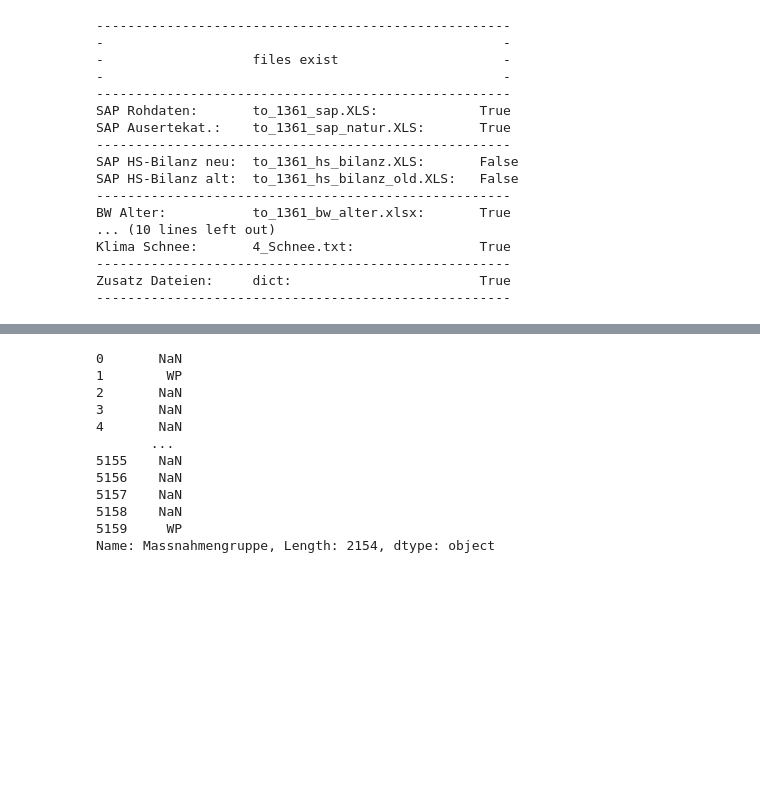
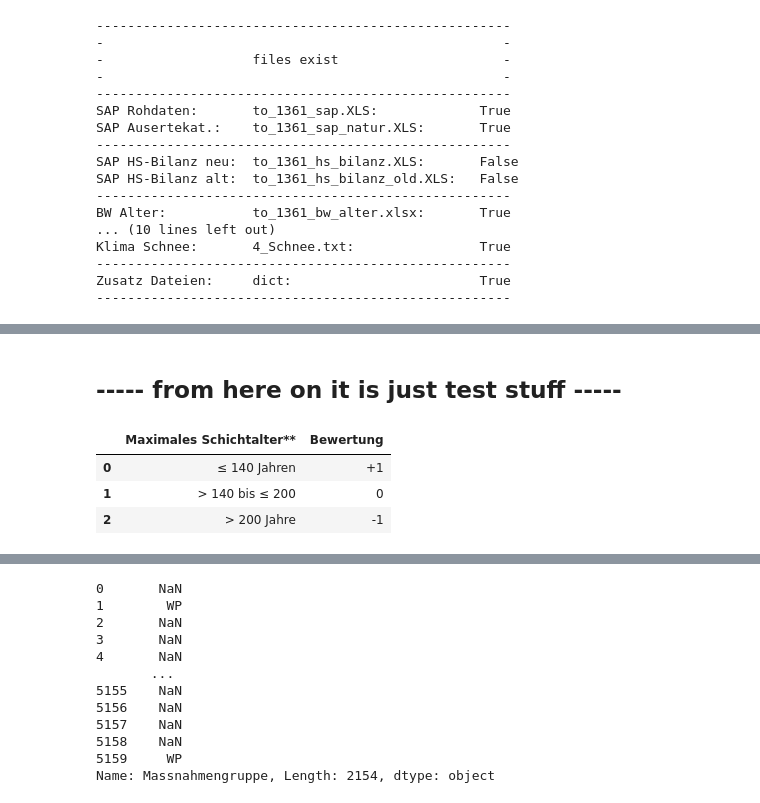
Before and after one commit to satlawa/obf_autop, a Jupyter notebook: main_03.ipynb, the cells around one changed output, grey strips where cells are left out. Drawn from its saved outputs; the diff is of its cells as text; code cells hidden in the pictures; blank space fills up the shorter version.

```diff
--- a/main_03.ipynb
+++ b/main_03.ipynb
@@ -122,0 +103,2 @@ end
+# %% [markdown]
+## ----- from here on it is just test stuff -----
@@ -123,3 +107,25 @@ end
+# %%
+d = {'Anzahl der Schichten': ['≥ 3', '2', '1'], 'Bewertung': ['+1', '0', '-1']}
+df0 = pd.DataFrame(data=d)
+
+d = {'Bestockungsgrad*': ['> 0,6', '> 0,4 bis ≤ 0,6', '≤ 0,4'], 'Bewertung': ['+1', '0', '-1']}
+df1 = pd.DataFrame(data=d)
+
+d = {'Maximales Schichtalter**': ['≤ 140 Jahren', '> 140 bis ≤ 200', '> 200 Jahre'], 'Bewertung': ['+1', '0', '-1']}
+df2 = pd.DataFrame(data=d)
+
+d = {'Geländeneigung': ['≤ 70 %', '> 70 und ≤ 100 %', '> 100 %'], 'Bewertung': ['+1', '0', '-1']}
+df3 = pd.DataFrame(data=d)
+
+d = {'Schichtanteil bis max. 40 Jahre*': ['> 10 %', '≥ 1 bis ≤ 10 %', '< 1 %'], 'Bewertung': ['+1', '0', '-1']}
+df4 = pd.DataFrame(data=d)
+# %%
+df2
+# %% [output]
+|  | Maximales Schichtalter** | Bewertung |
+| 0 | ≤ 140 Jahren | +1 |
+| 1 | > 140 bis ≤ 200 | 0 |
+| 2 | > 200 Jahre | -1 |
 # %%
 from OBFNatur import OBFNatur
 # %%
```
Also changed, not shown: parts of 16 cells of this notebook, 5 other files.
